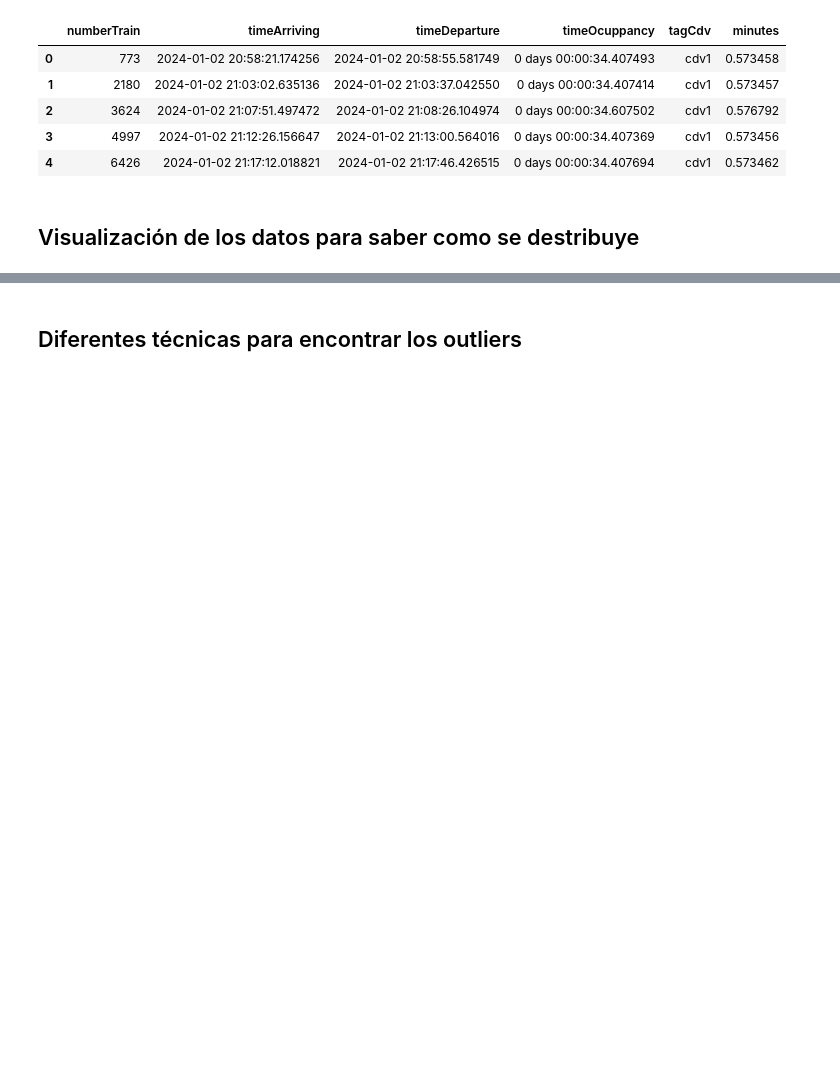
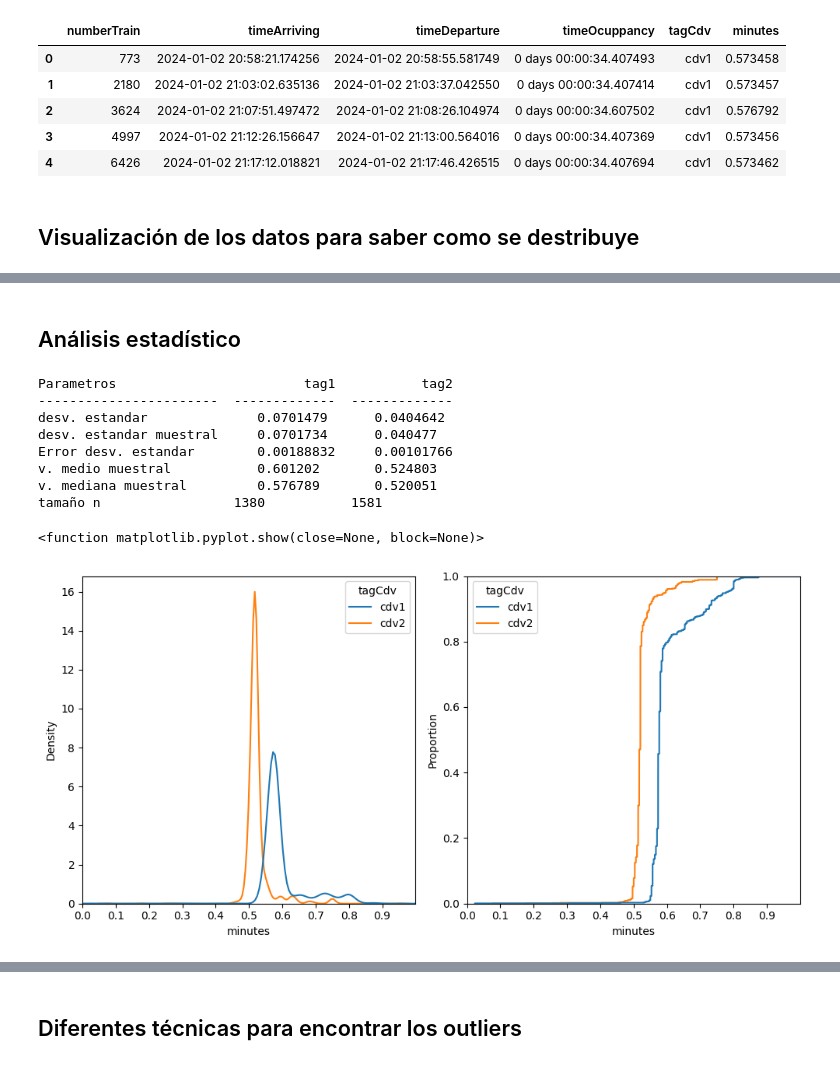
Before and after one commit to darwin1k/metroOccupancy, a Jupyter notebook: EDAcomplete.ipynb, the cells around one changed output, grey strips where cells are left out. Drawn from its saved outputs; the diff is of its cells as text; code cells hidden in the pictures; blank space fills up the shorter version.

```diff
--- a/EDAcomplete.ipynb
+++ b/EDAcomplete.ipynb
@@ -230,0 +230,58 @@ plt.show()
+# %% [markdown]
+## Análisis estadístico
+# %%
+import statistics as stats
+from tabulate import tabulate
+
+#tamaños de la muestras n_tag1, n_tag2
+n_tag1 , n_tag2  = len(data1['minutes']), len(data2['minutes'])
+
+# desviación estandar sesgada
+std_tag1, std_tag2 = np.std(data1 ['minutes']), np.std(data2 ['minutes'])
+
+# desviación estandar muestral sin sesgos con n-1
+stdm_tag1 , stdm_tag2 = np.std(data1 ['minutes'], ddof=1), np.std(data2 ['minutes'], ddof=1)
+
+# se calculas el error estandar muestral
+estd_tag1 , estd_tag2  = np.std(data1 ['minutes'])/np.sqrt(n_tag1), np.std(data2 ['minutes'])/np.sqrt(n_tag2)
+
+# se calcula los valores medio de ambas muestras
+
+mu_tag1 , mu_tag2 = np.mean(data1 ['minutes']), np.mean(data2 ['minutes'])
+
+# valor me la mediana
+mediana_tag1, mediana_tag2 = np.median(data1 ['minutes']), np.median(data2 ['minutes'])
+
+
+
+# desviación estandar muestral
+
+
+# valores en tabla
+print(tabulate([['desv. estandar',std_tag1,std_tag2],['desv. estandar muestral',stdm_tag1,stdm_tag2], ['Error desv. estandar',estd_tag1,estd_tag2], ['v. medio muestral', mu_tag1, mu_tag2], ['v. mediana muestral',mediana_tag1, mediana_tag2], ['tamaño n',n_tag1, n_tag2]], headers=['Parametros','tag1', 'tag2']))
+
+
+# graficar densidad
+fig, axes = plt.subplots(1,2, figsize=(10,5))
+axes = axes.ravel()
+
+sns.kdeplot(result, x='minutes', hue="tagCdv", ax=axes[0])
+axes[0].set_xlim(0, 1)
+axes[0].set_xticks(np.arange(0, 1, step=0.1))
+plt.xticks(np.arange(0, 1, step=0.1))
+sns.ecdfplot(result, x='minutes', hue="tagCdv", ax=axes[1])
+axes[1].set_xlim(0, 1)
+axes[1].set_xticks(np.arange(0, 1, step=0.1))
+fig.tight_layout()
+plt.show
+# %% [output]
+Parametros                        tag1           tag2
+-----------------------  -------------  -------------
+desv. estandar              0.0701479      0.0404642
+desv. estandar muestral     0.0701734      0.040477
+Error desv. estandar        0.00188832     0.00101766
+v. medio muestral           0.601202       0.524803
+v. mediana muestral         0.576789       0.520051
+tamaño n                 1380           1581
+<function matplotlib.pyplot.show(close=None, block=None)>
+[figure, added]
```
Also changed, not shown: parts of 8 cells of this notebook.
